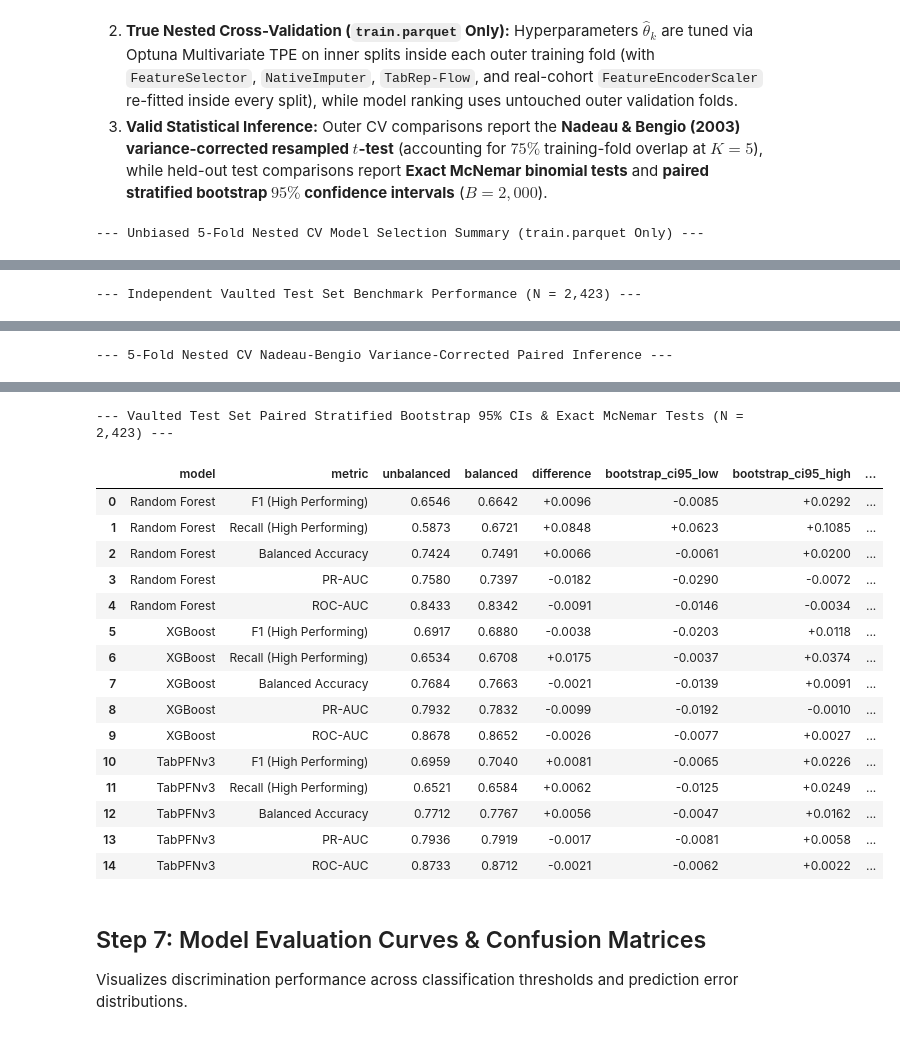
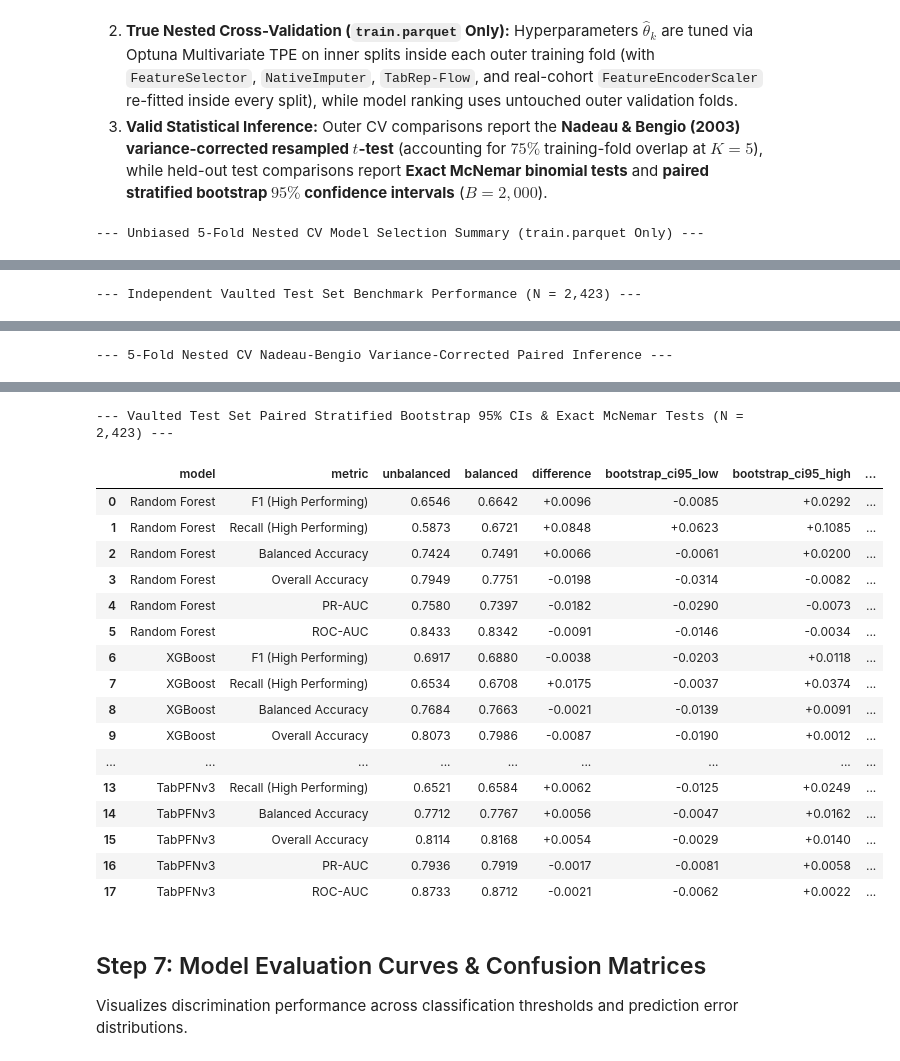
Before and after one commit to NicoCarrion02/diffusion-based-academic-prediction, a Jupyter notebook: notebooks/workflow_review.ipynb, the cells around one changed output, grey strips where cells are left out. Saved outputs shown, nothing was run; the diff lists cells and outputs as text; code cells hidden in the pictures.

```diff
--- a/notebooks/workflow_review.ipynb
+++ b/notebooks/workflow_review.ipynb
@@ -492,7 +528,7 @@ xgb_bal, y_pred_xgb2, y_prob_xgb2 = train_xgboost(
 results.append(evaluate_predictions(y_test, y_pred_xgb2, y_prob_xgb2, model_name="XGBoost (TabRep Balanced)"))
 models_dict["XGBoost (TabRep Balanced)"] = (y_test.values, y_pred_xgb2, y_prob_xgb2)
 
-# Symmetric TabPFNv3 evaluation across both Unbalanced and TabRep Balanced cohorts (cached or live)
+# Symmetric TabPFNv3 evaluation across both Unbalanced and TabRep Balanced cohorts
 bench_cache_path = Path("outputs/tables/benchmark_results.csv")
 if is_tabpfn_available(require_token=True):
     pfn_cfg = {**classifiers_cfg["tabpfn"], "random_state": 42}
@@ -523,20 +559,20 @@ if cv_sel_path.exists():
     }))
 
 summary_df = pd.DataFrame(results)[[
-    "model", "roc_auc", "pr_auc", "balanced_accuracy", "specificity",
+    "model", "roc_auc", "pr_auc", "accuracy", "balanced_accuracy", "specificity",
     "f1_high_performing", "recall_high_performing", "precision_high_performing", "brier_score"
 ]].copy()
 summary_df.columns = [
-    "Model", "ROC-AUC", "PR-AUC", "Balanced Acc", "Specificity",
+    "Model", "ROC-AUC", "PR-AUC", "Accuracy", "Balanced Acc", "Specificity",
     "F1 (High-Perf)", "Recall (High-Perf)", "Precision (High-Perf)", "Brier Score"
 ]
 print("\n--- Independent Vaulted Test Set Benchmark Performance (N = 2,423) ---")
 display(
     summary_df.style.format({
-        "ROC-AUC": "{:.4f}", "PR-AUC": "{:.4f}", "Balanced Acc": "{:.4f}", "Specificity": "{:.4f}",
-        "F1 (High-Perf)": "{:.4f}", "Recall (High-Perf)": "{:.4f}", "Precision (High-Perf)": "{:.4f}", "Brier Score": "{:.4f}"
+        "ROC-AUC": "{:.4f}", "PR-AUC": "{:.4f}", "Accuracy": "{:.2%}", "Balanced Acc": "{:.2%}", "Specificity": "{:.2%}",
+        "F1 (High-Perf)": "{:.4f}", "Recall (High-Perf)": "{:.2%}", "Precision (High-Perf)": "{:.2%}", "Brier Score": "{:.4f}"
     }).highlight_max(
-        subset=["ROC-AUC", "PR-AUC", "Balanced Acc", "Specificity", "F1 (High-Perf)", "Recall (High-Perf)"],
+        subset=["ROC-AUC", "PR-AUC", "Accuracy", "Balanced Acc", "Specificity", "F1 (High-Perf)", "Recall (High-Perf)"],
         color="#d4edda"
     )
 )
@@ -616,32 +652,33 @@ if holdout_stat_path.exists():
 --- 5-Fold Nested CV Nadeau-Bengio Variance-Corrected Paired Inference ---
 |  | model | metric | mean_unbalanced | mean_balanced | mean_difference | ci95_low_nb | ci95_high_nb | ... |
 | 0 | Random Forest | ROC-AUC | 0.8575 | 0.8428 | -0.0146 | -0.0263 | -0.0030 | ... |
 | 1 | Random Forest | PR-AUC | 0.7761 | 0.7576 | -0.0185 | -0.0280 | -0.0089 | ... |
 | 2 | Random Forest | F1 (High Performing) | 0.6570 | 0.6754 | +0.0185 | -0.0170 | +0.0539 | ... |
 | 3 | Random Forest | Recall (High Performing) | 0.5784 | 0.6679 | +0.0895 | +0.0435 | +0.1355 | ... |
 | 4 | Random Forest | Balanced Accuracy | 0.7441 | 0.7573 | +0.0131 | -0.0119 | +0.0381 | ... |
 | 5 | XGBoost | ROC-AUC | 0.8728 | 0.8639 | -0.0089 | -0.0232 | +0.0055 | ... |
 | 6 | XGBoost | PR-AUC | 0.7959 | 0.7822 | -0.0137 | -0.0306 | +0.0033 | ... |
 | 7 | XGBoost | F1 (High Performing) | 0.6911 | 0.6872 | -0.0038 | -0.0185 | +0.0109 | ... |
 | 8 | XGBoost | Recall (High Performing) | 0.6426 | 0.6607 | +0.0181 | -0.0031 | +0.0393 | ... |
 | 9 | XGBoost | Balanced Accuracy | 0.7676 | 0.7656 | -0.0021 | -0.0127 | +0.0086 | ... |
 --- Vaulted Test Set Paired Stratified Bootstrap 95% CIs & Exact McNemar Tests (N = 2,423) ---
 |  | model | metric | unbalanced | balanced | difference | bootstrap_ci95_low | bootstrap_ci95_high | ... |
 | 0 | Random Forest | F1 (High Performing) | 0.6546 | 0.6642 | +0.0096 | -0.0085 | +0.0292 | ... |
 | 1 | Random Forest | Recall (High Performing) | 0.5873 | 0.6721 | +0.0848 | +0.0623 | +0.1085 | ... |
 | 2 | Random Forest | Balanced Accuracy | 0.7424 | 0.7491 | +0.0066 | -0.0061 | +0.0200 | ... |
-| 3 | Random Forest | PR-AUC | 0.7580 | 0.7397 | -0.0182 | -0.0290 | -0.0072 | ... |
-| 4 | Random Forest | ROC-AUC | 0.8433 | 0.8342 | -0.0091 | -0.0146 | -0.0034 | ... |
-| 5 | XGBoost | F1 (High Performing) | 0.6917 | 0.6880 | -0.0038 | -0.0203 | +0.0118 | ... |
-| 6 | XGBoost | Recall (High Performing) | 0.6534 | 0.6708 | +0.0175 | -0.0037 | +0.0374 | ... |
-| 7 | XGBoost | Balanced Accuracy | 0.7684 | 0.7663 | -0.0021 | -0.0139 | +0.0091 | ... |
-| 8 | XGBoost | PR-AUC | 0.7932 | 0.7832 | -0.0099 | -0.0192 | -0.0010 | ... |
-| 9 | XGBoost | ROC-AUC | 0.8678 | 0.8652 | -0.0026 | -0.0077 | +0.0027 | ... |
-| 10 | TabPFNv3 | F1 (High Performing) | 0.6959 | 0.7040 | +0.0081 | -0.0065 | +0.0226 | ... |
-| 11 | TabPFNv3 | Recall (High Performing) | 0.6521 | 0.6584 | +0.0062 | -0.0125 | +0.0249 | ... |
-| 12 | TabPFNv3 | Balanced Accuracy | 0.7712 | 0.7767 | +0.0056 | -0.0047 | +0.0162 | ... |
-| 13 | TabPFNv3 | PR-AUC | 0.7936 | 0.7919 | -0.0017 | -0.0081 | +0.0058 | ... |
-| 14 | TabPFNv3 | ROC-AUC | 0.8733 | 0.8712 | -0.0021 | -0.0062 | +0.0022 | ... |
+| 3 | Random Forest | Overall Accuracy | 0.7949 | 0.7751 | -0.0198 | -0.0314 | -0.0082 | ... |
+| 4 | Random Forest | PR-AUC | 0.7580 | 0.7397 | -0.0182 | -0.0290 | -0.0073 | ... |
+| 5 | Random Forest | ROC-AUC | 0.8433 | 0.8342 | -0.0091 | -0.0146 | -0.0034 | ... |
+| 6 | XGBoost | F1 (High Performing) | 0.6917 | 0.6880 | -0.0038 | -0.0203 | +0.0118 | ... |
+| 7 | XGBoost | Recall (High Performing) | 0.6534 | 0.6708 | +0.0175 | -0.0037 | +0.0374 | ... |
+| 8 | XGBoost | Balanced Accuracy | 0.7684 | 0.7663 | -0.0021 | -0.0139 | +0.0091 | ... |
+| 9 | XGBoost | Overall Accuracy | 0.8073 | 0.7986 | -0.0087 | -0.0190 | +0.0012 | ... |
+| ... | ... | ... | ... | ... | ... | ... | ... | ... |
+| 13 | TabPFNv3 | Recall (High Performing) | 0.6521 | 0.6584 | +0.0062 | -0.0125 | +0.0249 | ... |
+| 14 | TabPFNv3 | Balanced Accuracy | 0.7712 | 0.7767 | +0.0056 | -0.0047 | +0.0162 | ... |
+| 15 | TabPFNv3 | Overall Accuracy | 0.8114 | 0.8168 | +0.0054 | -0.0029 | +0.0140 | ... |
+| 16 | TabPFNv3 | PR-AUC | 0.7936 | 0.7919 | -0.0017 | -0.0081 | +0.0058 | ... |
+| 17 | TabPFNv3 | ROC-AUC | 0.8733 | 0.8712 | -0.0021 | -0.0062 | +0.0022 | ... |
 # %% [markdown]
 ## Step 7: Model Evaluation Curves & Confusion Matrices
 Visualizes discrimination performance across classification thresholds and prediction error distributions.
```
Also changed, not shown: parts of 10 cells of this notebook, 22 other files.
